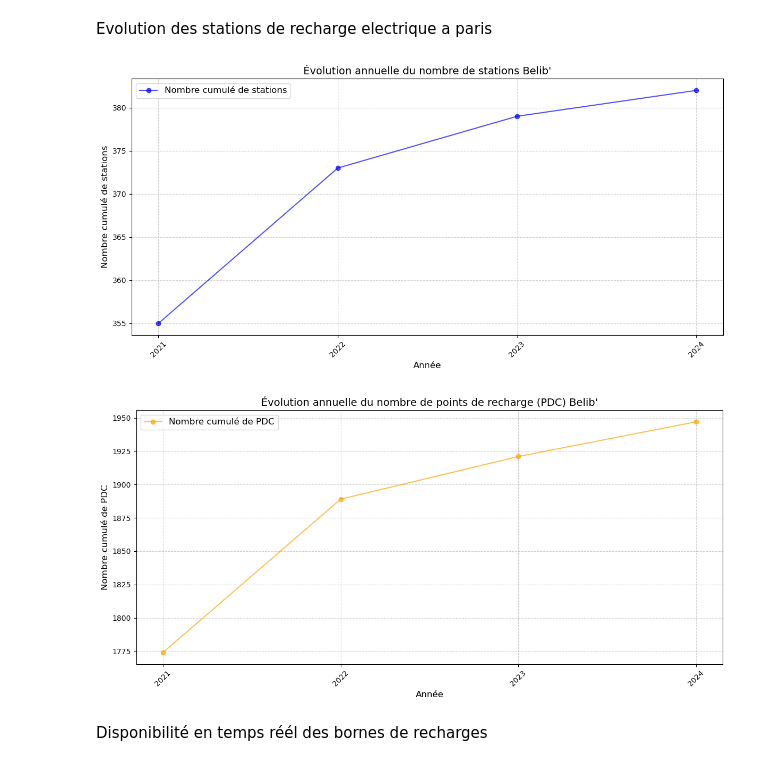
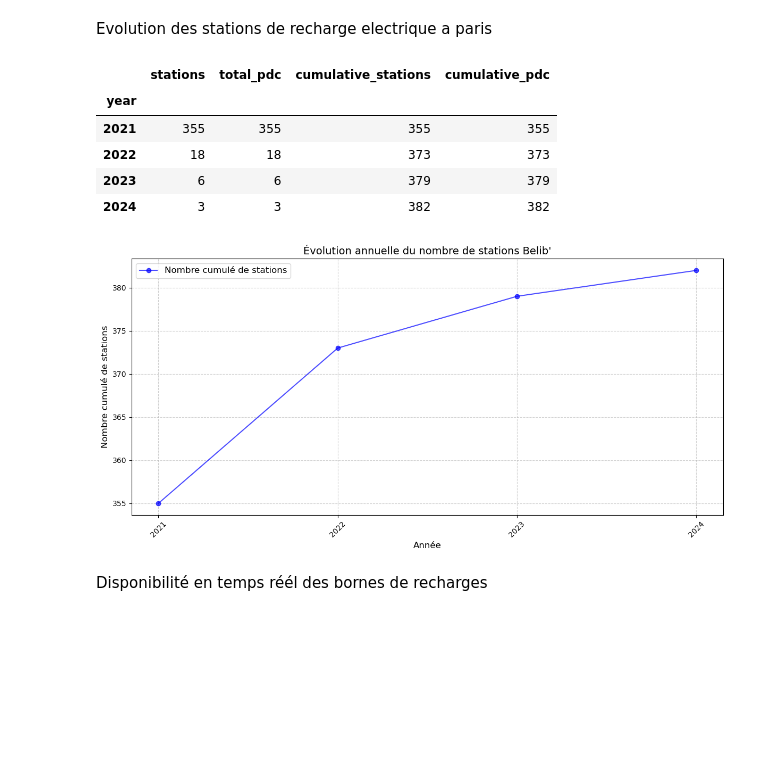
Before and after one commit to dantruski/Projet-Python-DS-Belib, a Jupyter notebook: manuel_1.ipynb, the cells around one changed output. Saved outputs shown, nothing was run; the diff lists cells and outputs as text; code cells hidden in the pictures; blank space fills up the shorter version.

```diff
--- a/manuel_1.ipynb
+++ b/manuel_1.ipynb
@@ -47,12 +74,21 @@ df_static_unique_stations = df_static.drop_duplicates(subset=['id_station_local'
 
 # Agréger les données par année
 df_static_grouped_year = df_static_unique_stations.groupby('year').agg(
-    stations=('id_station_local', 'count'),  # Nombre de stations uniques par année
-    total_pdc=('nbre_pdc', 'sum')  # Nombre total de points de recharge par année
+    stations=('id_station_local', 'count'),  # Count unique stations
+    total_pdc=('nbre_pdc', 'count')  # Sum the PDCs of unique stations
 ).sort_index()
 
 df_static_grouped_year['cumulative_stations'] = df_static_grouped_year['stations'].cumsum()
 df_static_grouped_year['cumulative_pdc'] = df_static_grouped_year['total_pdc'].cumsum()
+# %%
+df_static_grouped_year
+# %% [output]
+|  | stations | total_pdc | cumulative_stations | cumulative_pdc |
+| year |  |  |  |  |
+| 2021 | 355 | 355 | 355 | 355 |
+| 2022 | 18 | 18 | 373 | 373 |
+| 2023 | 6 | 6 | 379 | 379 |
+| 2024 | 3 | 3 | 382 | 382 |
 # %%
 import matplotlib.pyplot as plt
 
@@ -100,7 +136,7 @@ def plot_evolution(data, column, title, xlabel, ylabel, color='blue', marker='o'
 
 # Graphique pour le nombre cumulé de stations
 plot_evolution(
-    data=data_grouped_year,
+    data=df_static_grouped_year,
     column='cumulative_stations',
     title="Évolution annuelle du nombre de stations Belib'",
     xlabel="Année",
@@ -109,20 +145,7 @@ plot_evolution(
     marker='o',
     label='Nombre cumulé de stations'
 )
-
-# Graphique pour le nombre cumulé de PDC
-plot_evolution(
-    data=data_grouped_year,
-    column='cumulative_pdc',
-    title="Évolution annuelle du nombre de points de recharge (PDC) Belib'",
-    xlabel="Année",
-    ylabel="Nombre cumulé de PDC",
-    color='orange',
-    marker='o',
-    label='Nombre cumulé de PDC'
-)
 # %% [output]
 [figure]
-[figure, removed]
 # %% [markdown]
 Disponibilité en temps réél des bornes de recharges
```
Also changed, not shown: parts of 3 cells of this notebook, 1 other file.
